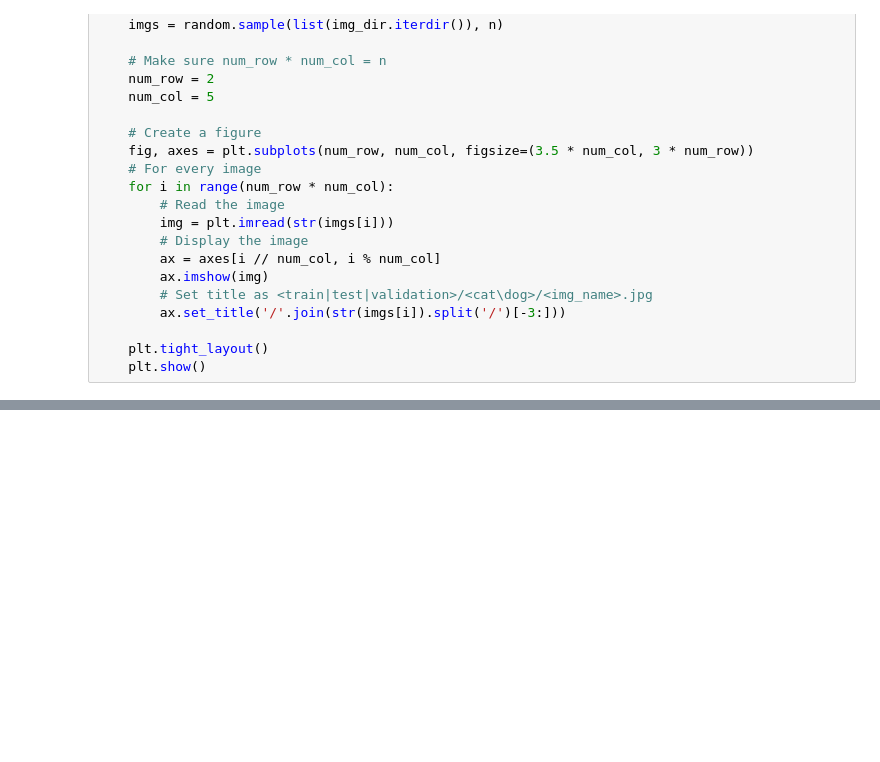
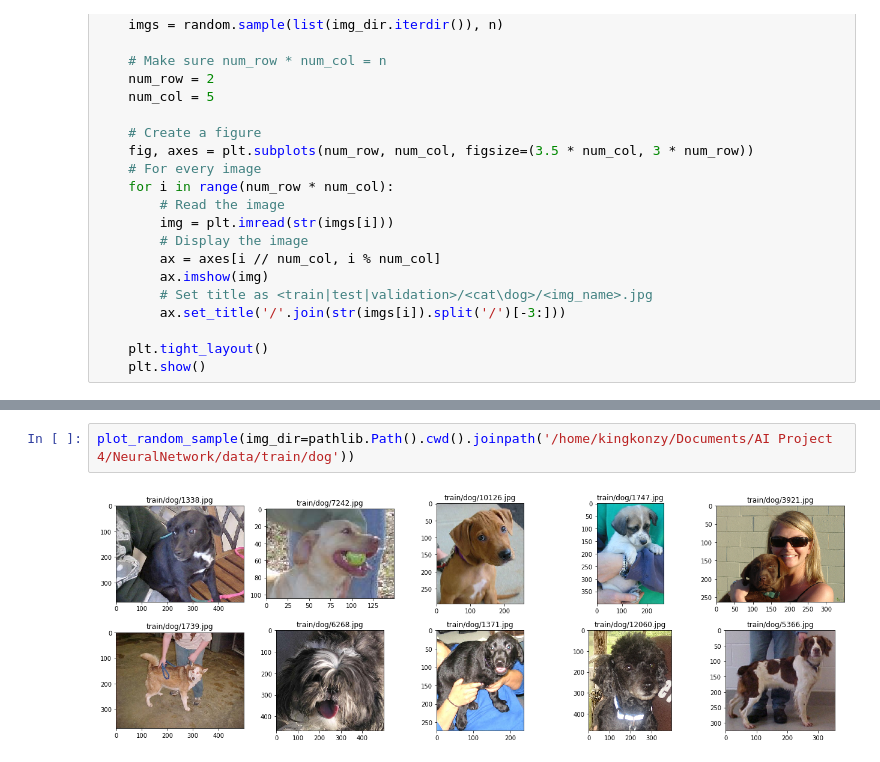
Before and after one commit to IyanuSh/NeuralNetwork, a Jupyter notebook: ANN_ImageData.ipynb, the cells around one changed output, grey strips where cells are left out. Drawn from its saved outputs; the diff is of its cells as text; blank space fills up the shorter version.

Commit message:
Updated Image split code

```diff
--- a/ANN_ImageData.ipynb
+++ b/ANN_ImageData.ipynb
@@ -161,0 +162,4 @@ plot_random_sample(img_dir=pathlib.Path().cwd().joinpath('/home/kingkonzy/Docume
+# %%
+plot_random_sample(img_dir=pathlib.Path().cwd().joinpath('/home/kingkonzy/Documents/AI Project 4/NeuralNetwork/data/train/dog'))
+# %% [output]
+[figure, added]
```
Also changed, not shown: parts of 3 cells of this notebook.
